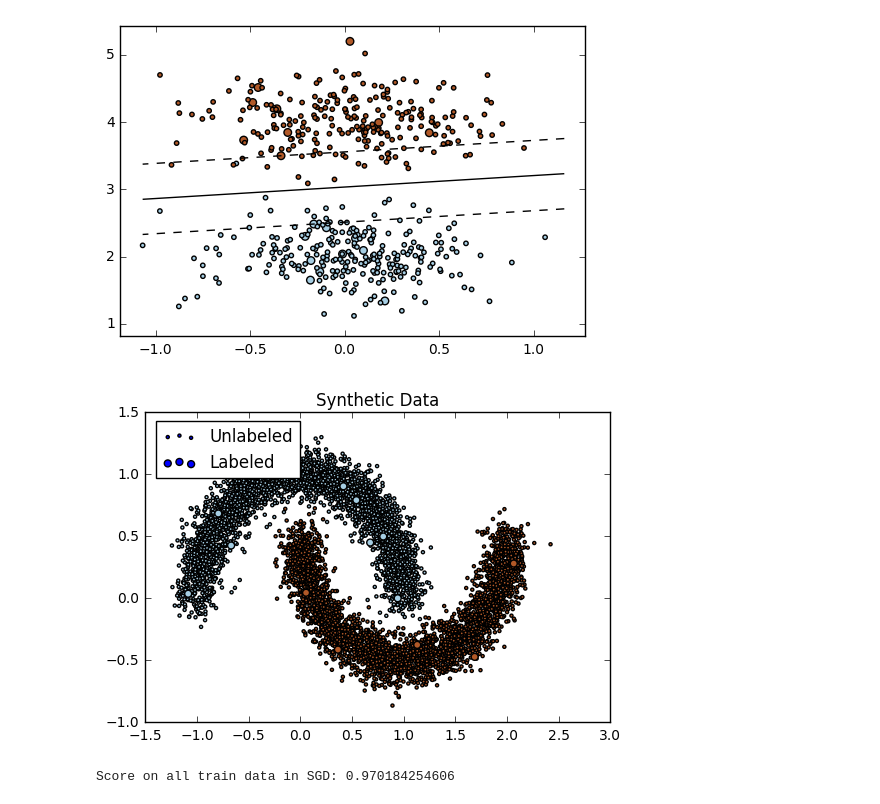
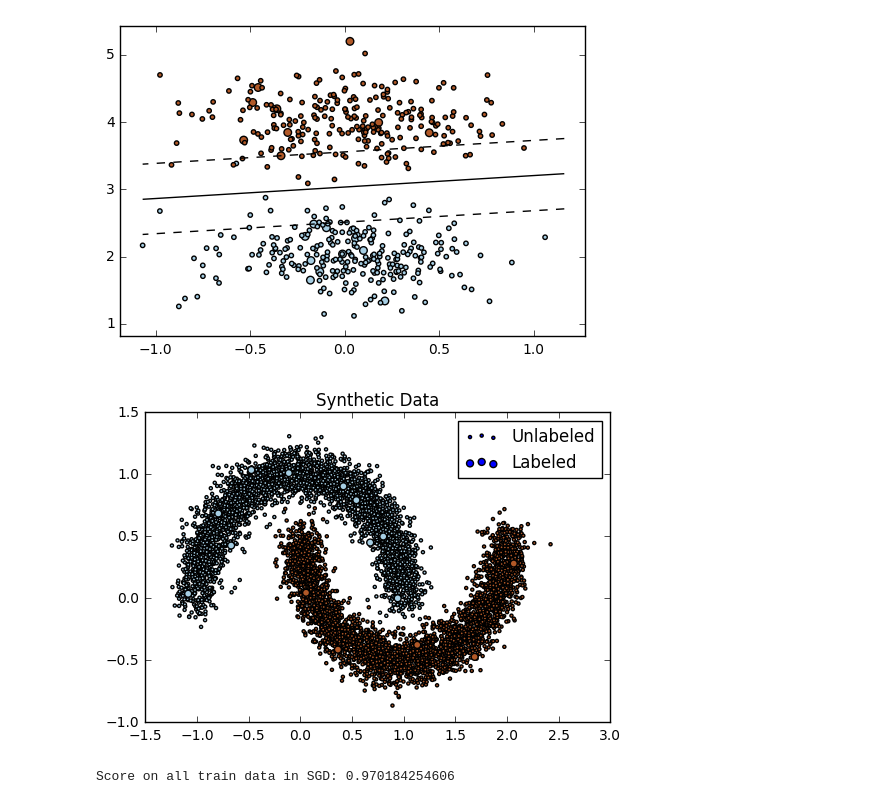
Before and after one commit to dancoombs/s3vm-sgd, a Jupyter notebook: notebooks/s3vm_sgd_test.ipynb, the cells around one changed output. Drawn from its saved outputs; the diff is of its cells as text; code cells hidden in the pictures.

```diff
--- a/notebooks/s3vm_sgd_test.ipynb
+++ b/notebooks/s3vm_sgd_test.ipynb
@@ -142,33 +128,33 @@ def x_to_rbf(x, gamma=1.0, n=100):
 # %%
 X, y = datasets.make_moons(n_samples=10000, noise=0.1, random_state=3)
 y[y == 0] = -1
 
 n_label = 15
 n_unlabel = 7000
 
 X_label = X[:n_label]
 y_label = y[:n_label]
 
 X_unlabel = X[n_label:n_label+n_unlabel]
 y_unlabel = y[n_label:n_label+n_unlabel]
 
 X_train = X[:n_label+n_unlabel]
 y_train = y[:n_label+n_unlabel]
 
 X_test = X[n_label+n_unlabel:]
 y_test = y[n_label+n_unlabel:]
 
 plt.scatter(X_unlabel[:,0], X_unlabel[:,1], c=y_unlabel, cmap=plt.cm.Paired, s=5)
 plt.scatter(X_label[:,0], X_label[:,1], c=y_label, cmap=plt.cm.Paired, s=25)
-plt.legend(['Unlabeled', 'Labeled'], bbox_to_anchor=(.35,1))
+plt.legend(['Unlabeled', 'Labeled'])
 plt.title('Synthetic Data')
 plt.show()
 
-X_label = x_to_rbf(X_label, n=50, gamma=1.0)
-X_unlabel = x_to_rbf(X_unlabel, n=50, gamma=1.0)
-X_train = x_to_rbf(X_train, n=50, gamma=1.0)
-X_test = x_to_rbf(X_test, n=50, gamma=1.0)
+X_label_tran = x_to_rbf(X_label, n=50, gamma=1.0)
+X_unlabel_tran = x_to_rbf(X_unlabel, n=50, gamma=1.0)
+X_train_tran = x_to_rbf(X_train, n=50, gamma=1.0)
+X_test_tran = x_to_rbf(X_test, n=50, gamma=1.0)
 # %% [output]
-[figure, old version]
+[figure, new version]
 # %%
 mysgd = SVM_SGD(eta0=1, alpha=0.015)
```
Also changed, not shown: parts of 6 cells of this notebook, 2 other files.
